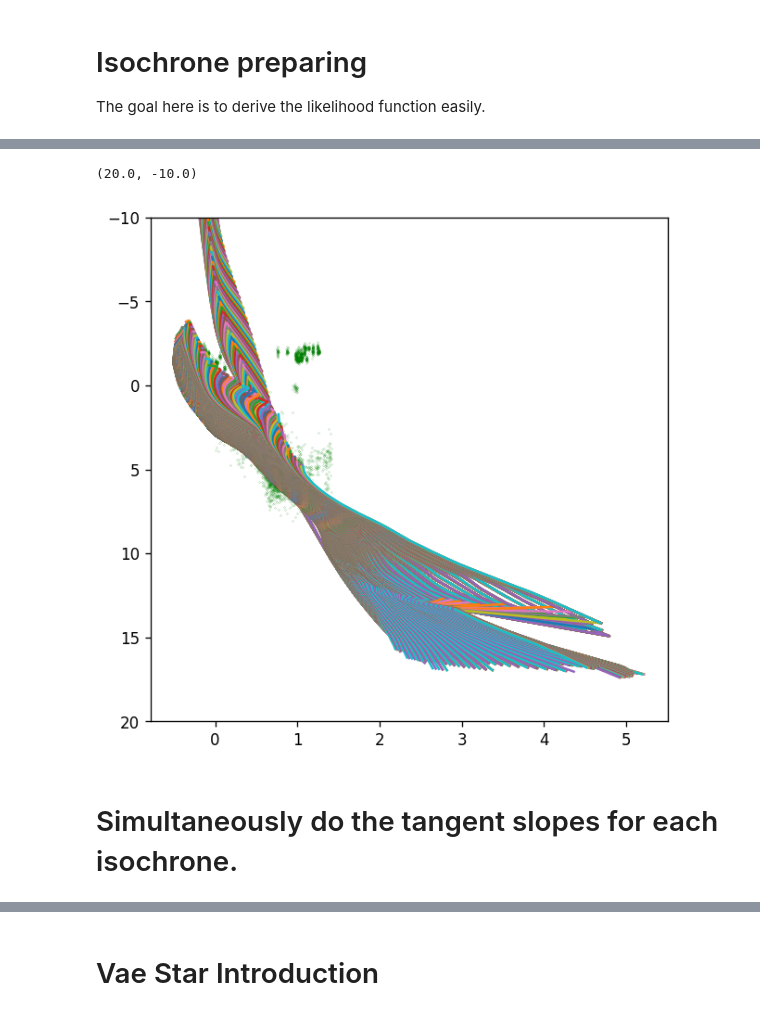
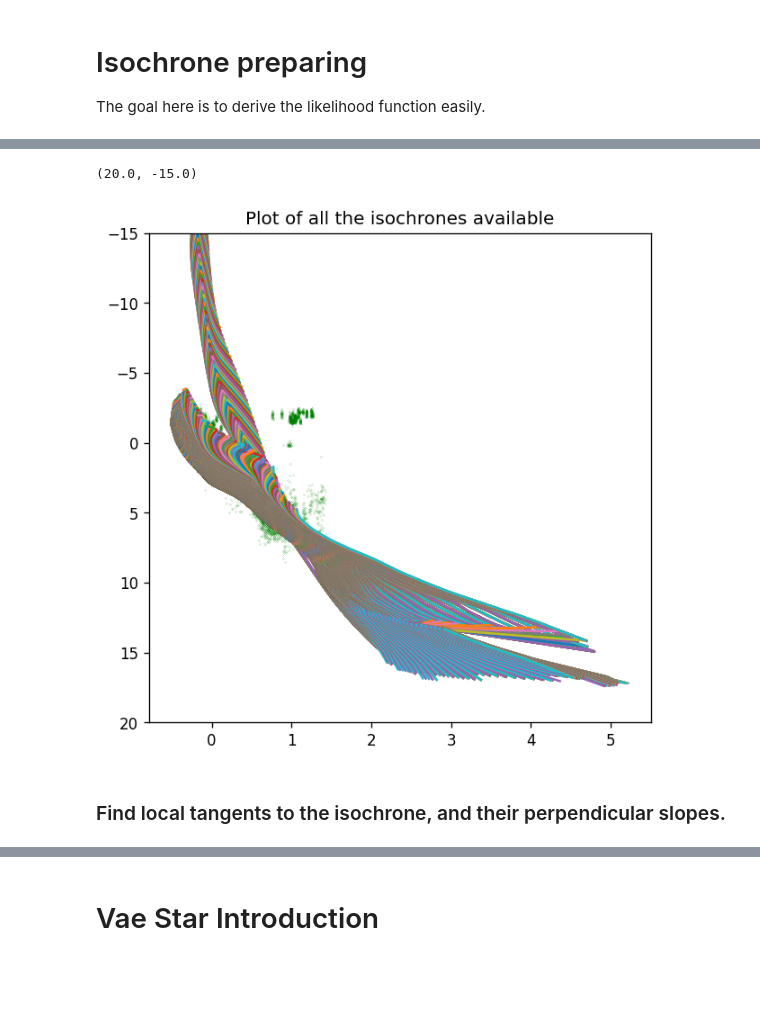
Before and after one commit to ocallam6/VaeStar, a Jupyter notebook: data_prep.ipynb, the cells around one changed output, grey strips where cells are left out. Saved outputs shown, nothing was run; the diff lists cells and outputs as text; code cells hidden in the pictures; blank space fills up the shorter version.

```diff
--- a/data_prep.ipynb
+++ b/data_prep.ipynb
@@ -181,13 +168,3 @@ import minimint
 # %%
 filters = ["Gaia_G_EDR3", "Gaia_BP_EDR3", 'Gaia_RP_EDR3']
 ii = minimint.Interpolator(filters)
-# %%
-# Compute the isochrones
-massgrid = 10*np.linspace(np.log10(0.1),np.log10(10), 1000)
-logagegrid = [8.5,8.0,7.0]
-fehgrid = [0.17,-1,-0.5]
-dfs=[]
-for feh in fehgrid:
-    for lage in logagegrid:
-        iso = pd.DataFrame(ii(massgrid, lage, feh))
-        dfs.append(iso[iso['phase']==0])
@@ -198,12 +170,0 @@ We will do for a fixed value that we are confident enough on. This is much easie
-# %%
-# Compute the isochrones
-massgrid = 10*np.linspace(np.log10(0.1),np.log10(10), 1000)
-logagegrid = [8.0,8.1,8.3,8.5]
-fehgrid = [0.17]
-dfs=[]
-for feh in fehgrid:
-    for lage in logagegrid:
-        iso = pd.DataFrame(ii(massgrid, lage, feh))
-        dfs.append(iso[iso['phase']==0])
-# %%
-isochrone=dfs[0]
@@ -287,17 +208,18 @@ dfs[isochrone_selector(0,7)]
 # %%
 fig = plt.figure(figsize=(6, 6), dpi=120)
 for isochrone in dfs:
     plt.plot(isochrone['Gaia_BP_EDR3']-isochrone['Gaia_RP_EDR3'], isochrone['Gaia_G_EDR3'],
                     )
 
 
 plt.scatter(resampled_x['bp_rp']-0.65,resampled_x['G']-1.1,color='g',s=0.01)
-plt.ylim(20, -10)
+plt.title('Plot of all the isochrones available')
+plt.ylim(20, -15)
 # %% [output]
-(20.0, -10.0)
+(20.0, -15.0)
-[figure, old version]
+[figure, new version]
-# %% [markdown]
-# Simultaneously do the tangent slopes for each isochrone.
+# %% [markdown]
+### Find local tangents to the isochrone, and their perpendicular slopes.
 # %%
 for isochrone in dfs:
     p_slopes=[]
```
Also changed, not shown: parts of 82 cells of this notebook, 3 other files.
